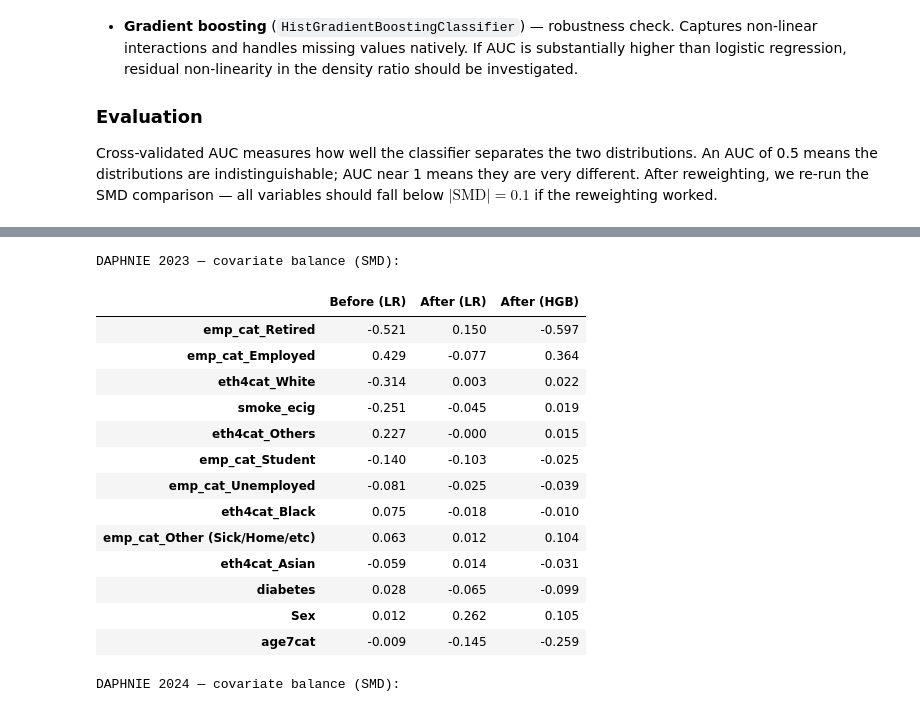
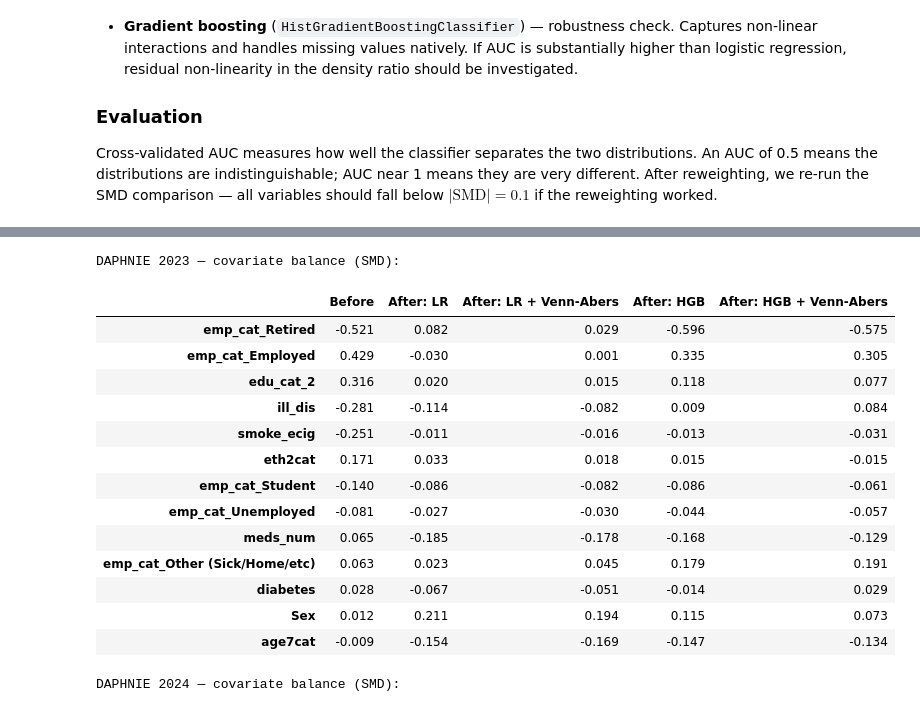
Before and after one commit to LuisGiraldo86/EuroQoL, a Jupyter notebook: notebooks/covariate_shift/03-density_ratio.ipynb, the cells around one changed output, grey strips where cells are left out. Cells and saved outputs as stored; diff of their text form; code cells hidden in the pictures.

```diff
--- a/notebooks/covariate_shift/03-density_ratio.ipynb
+++ b/notebooks/covariate_shift/03-density_ratio.ipynb
@@ -80,17 +84,19 @@ An AUC of 0.5 means the distributions are indistinguishable; AUC near 1 means th
 very different. After reweighting, we re-run the SMD comparison — all variables should
 fall below $|\text{SMD}| = 0.1$ if the reweighting worked.
 # %%
-# Confirmed clean predictors (Apr 2026 data audit).
-# Excluded pending PI decision: obese (measurement shift), resp/skin (missing HSE 2019),
-#   smoke_ever (within-HSE inconsistency), alcohol_yr (skip logic + HSE 2022 missing),
-#   paVig/paMod (DAPHNIE-only).
-# Outcomes (srh, EQ-5D dims, ill_dis, meds_num, sat, edu_cat) removed from predictor set.
+# Confirmed predictor set (Apr 2026, PI decisions).
+# eth4cat_* dummies replaced by binary eth2cat; edu_cat_2, meds_num, ill_dis added.
+# Excluded: obese (measurement shift nurse vs self-reported), resp/skin (missing HSE 2019),
+#   alcohol_yr (skip-logic artefact), PA_vig/PA_mod (DAPHNIE 2023 only).
+# smoke_ever: within-HSE inconsistency resolved, but 10.3% missing in DAPHNIE 2024 — deferred.
 FEATURES = [
     "Sex", "age7cat",
-    "eth4cat_Asian", "eth4cat_Black", "eth4cat_Others", "eth4cat_White",
+    "eth2cat",
     "emp_cat_Employed", "emp_cat_Other (Sick/Home/etc)", "emp_cat_Retired",
     "emp_cat_Student", "emp_cat_Unemployed",
-    "diabetes", "smoke_ecig",
+    "edu_cat_2",
+    "smoke_ecig", "diabetes",
+    "meds_num", "ill_dis",
 ]
 FEATURES = [f for f in FEATURES if f in df.columns]
 print(f"Features ({len(FEATURES)}):")
@@ -270,7 +446,7 @@ plt.show()
 fig, axes = plt.subplots(1, 2, figsize=(14, max(5, len(FEATURES) * 0.4)), sharey=True)
 
 for ax, (wave, res) in zip(axes, results.items()):
-    clf  = res["lr"].named_steps["clf"]
+    clf  = res["models"]["LR"].named_steps["clf"]
     coef = pd.Series(clf.coef_[0], index=FEATURES).sort_values(key=abs)
     colors = ["#d62728" if abs(v) > 0.5 else "#1f77b4" for v in coef]
     ax.barh(coef.index, coef.values, color=colors)
@@ -286,9 +462,8 @@ plt.tight_layout()
 plt.savefig(PLOTS_PATH / "lr_coefficients.png", dpi=150, bbox_inches="tight")
 plt.show()
 
-# Table
 for wave, res in results.items():
-    clf  = res["lr"].named_steps["clf"]
+    clf  = res["models"]["LR"].named_steps["clf"]
     tbl = (
         pd.DataFrame({
             "coefficient":   clf.coef_[0],
@@ -333,42 +508,45 @@ DAPHNIE 2024 — LR coefficients (standardised):
 # %%
-# Balance check: SMD before and after reweighting
+# Balance check: SMD before and after reweighting, for key models
+KEY_BALANCE = ["LR", "LR + Venn-Abers", "HGB", "HGB + Venn-Abers"]
+
 hse_wt = pre_2020["wt_int"].fillna(1.0)
+balance = {}
 
-balance = {}
 for wave, res in results.items():
     ddf = res["df"]
     svy_wt = ddf["svy_wt"].fillna(1.0)
 
     smds = {}
     for col in FEATURES:
-        smds[col] = {
-            "Before (LR)": compute_smd(ddf[col], svy_wt, pre_2020[col], hse_wt),
-            "After (LR)":  compute_smd(ddf[col], svy_wt * res["w_lr"],  pre_2020[col], hse_wt),
-            "After (HGB)": compute_smd(ddf[col], svy_wt * res["w_hgb"], pre_2020[col], hse_wt),
-        }
+        row = {"Before": compute_smd(ddf[col], svy_wt, pre_2020[col], hse_wt)}
+        for name in KEY_BALANCE:
+            w = res["weights"][name]
+            row[f"After: {name}"] = compute_smd(ddf[col], svy_wt * w, pre_2020[col], hse_wt)
+        smds[col] = row
+
     balance[wave] = pd.DataFrame(smds).T
 
 for wave, tbl in balance.items():
     print(f"\n{wave} — covariate balance (SMD):")
     display(
         tbl.dropna(how="all")
-        .sort_values("Before (LR)", key=abs, ascending=False)
+        .sort_values("Before", key=abs, ascending=False)
         .round(3)
     )
 # %% [output]
 DAPHNIE 2023 — covariate balance (SMD):
-|  | Before (LR) | After (LR) | After (HGB) |
-| emp_cat_Retired | -0.521 | 0.150 | -0.597 |
-| emp_cat_Employed | 0.429 | -0.077 | 0.364 |
-| eth4cat_White | -0.314 | 0.003 | 0.022 |
-| smoke_ecig | -0.251 | -0.045 | 0.019 |
-| eth4cat_Others | 0.227 | -0.000 | 0.015 |
-| emp_cat_Student | -0.140 | -0.103 | -0.025 |
-| emp_cat_Unemployed | -0.081 | -0.025 | -0.039 |
-| eth4cat_Black | 0.075 | -0.018 | -0.010 |
-| emp_cat_Other (Sick/Home/etc) | 0.063 | 0.012 | 0.104 |
-| eth4cat_Asian | -0.059 | 0.014 | -0.031 |
-| diabetes | 0.028 | -0.065 | -0.099 |
-| Sex | 0.012 | 0.262 | 0.105 |
-| age7cat | -0.009 | -0.145 | -0.259 |
+|  | Before | After: LR | After: LR + Venn-Abers | After: HGB | After: HGB + Venn-Abers |
+| emp_cat_Retired | -0.521 | 0.082 | 0.029 | -0.596 | -0.575 |
+| emp_cat_Employed | 0.429 | -0.030 | 0.001 | 0.335 | 0.305 |
+| edu_cat_2 | 0.316 | 0.020 | 0.015 | 0.118 | 0.077 |
+| ill_dis | -0.281 | -0.114 | -0.082 | 0.009 | 0.084 |
+| smoke_ecig | -0.251 | -0.011 | -0.016 | -0.013 | -0.031 |
+| eth2cat | 0.171 | 0.033 | 0.018 | 0.015 | -0.015 |
+| emp_cat_Student | -0.140 | -0.086 | -0.082 | -0.086 | -0.061 |
+| emp_cat_Unemployed | -0.081 | -0.027 | -0.030 | -0.044 | -0.057 |
+| meds_num | 0.065 | -0.185 | -0.178 | -0.168 | -0.129 |
+| emp_cat_Other (Sick/Home/etc) | 0.063 | 0.023 | 0.045 | 0.179 | 0.191 |
+| diabetes | 0.028 | -0.067 | -0.051 | -0.014 | 0.029 |
+| Sex | 0.012 | 0.211 | 0.194 | 0.115 | 0.073 |
+| age7cat | -0.009 | -0.154 | -0.169 | -0.147 | -0.134 |
 DAPHNIE 2024 — covariate balance (SMD):
```
Also changed, not shown: parts of 9 cells of this notebook, 2 other files.
